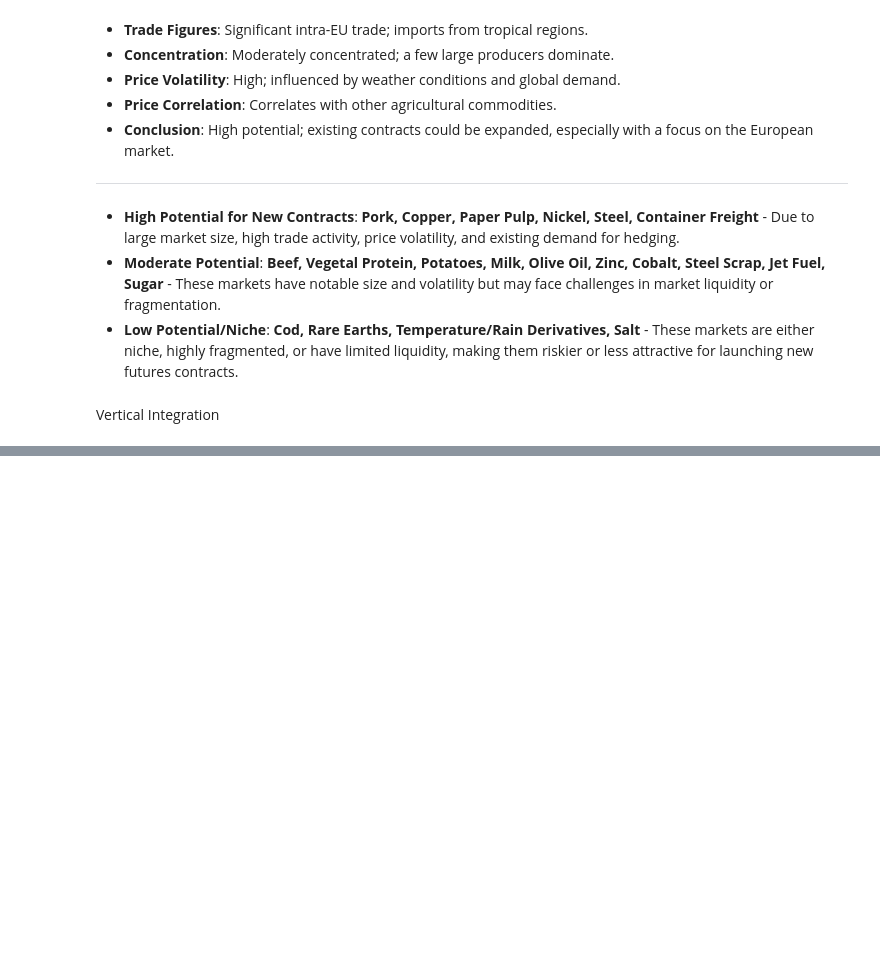
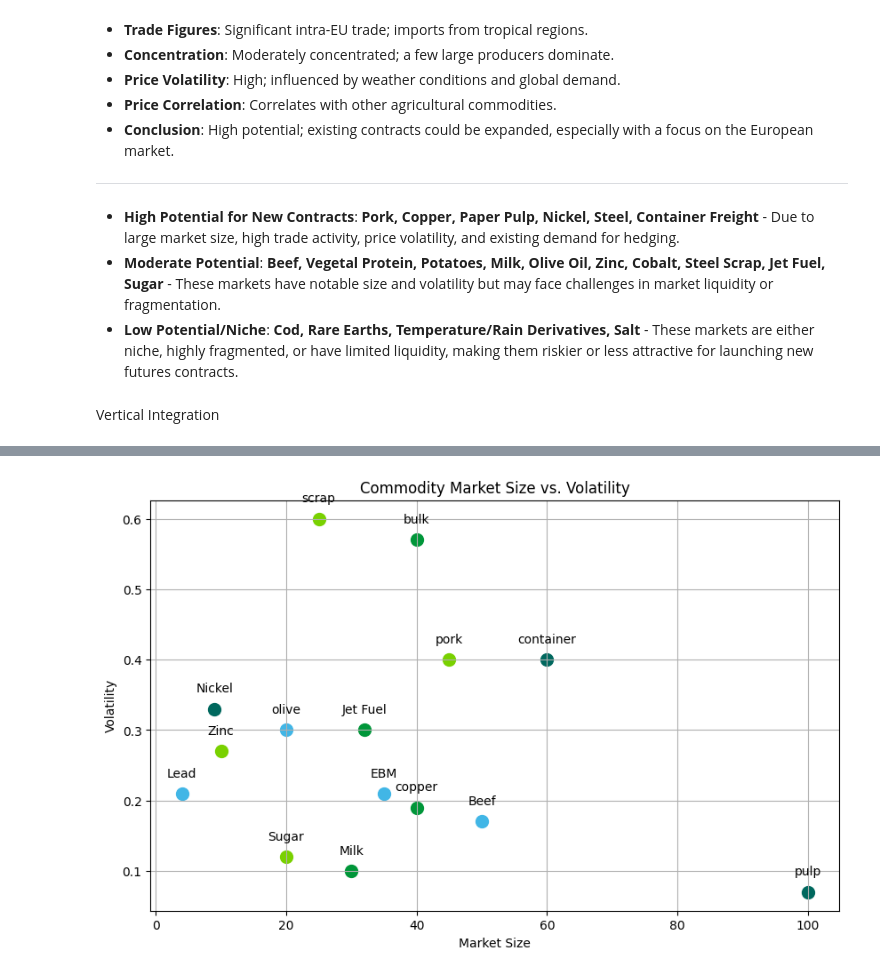
Before and after one commit to stpnwolf-hub/dark-trador, a Jupyter notebook: commo_expansion.ipynb, the cells around one changed output, grey strips where cells are left out. Saved outputs shown, nothing was run; the diff lists cells and outputs as text; code cells hidden in the pictures; blank space fills up the shorter version.

```diff
--- a/commo_expansion.ipynb
+++ b/commo_expansion.ipynb
@@ -435,3 +435,34 @@ fig.update_layout(title_text="Vertical Integration of Major Actors in Copper Val
 fig.show()
 # %% [output]
 [interactive output not drawn]
+# %%
+import matplotlib.pyplot as plt
+
+# Sample data (replace with your actual data)
+commodity_names = ['Beef','pork', 'Milk', 'pulp', 'olive', 'scrap', 'bulk', 'container', 'EBM','Sugar','copper','Nickel','Lead','Zinc','Jet Fuel']
+market_sizes = [50,45, 30, 100, 20, 25, 40, 60, 35,20,40,9,4,10, 32]
+volatilities = [0.17,0.4, 0.10, 0.07, 0.3, 0.6, 0.57, 0.4, 0.21,0.12,0.19,0.33,0.21,0.27,0.3]
+colors = ["#41B6E6", "#79D100", "#009639", "#00685E"]
+
+# Create the scatter plot
+plt.figure(figsize=(10, 6))
+for i in range(len(commodity_names)):
+  plt.scatter(market_sizes[i], volatilities[i], color=colors[i % len(colors)], s=100)
+  plt.text(market_sizes[i], volatilities[i] + 0.02, commodity_names[i], ha='center', va='bottom')
+
+# Customize the plot
+plt.title('Commodity Market Size vs. Volatility')
+plt.xlabel('Market Size')
+plt.ylabel('Volatility')
+plt.grid(True)
+
+# Add a legend
+# You might need to adjust the legend position based on your data
+# Create a legend based on your colors and labels
+# legend_elements = [plt.Line2D([0], [0], marker='o', color='w', label='Commodity Name', markerfacecolor=colors[i], markersize=10) for i in range(len(colors))]
+# plt.legend(handles=legend_elements)
+
+
+plt.show()
+# %% [output]
+[figure, added]
```
